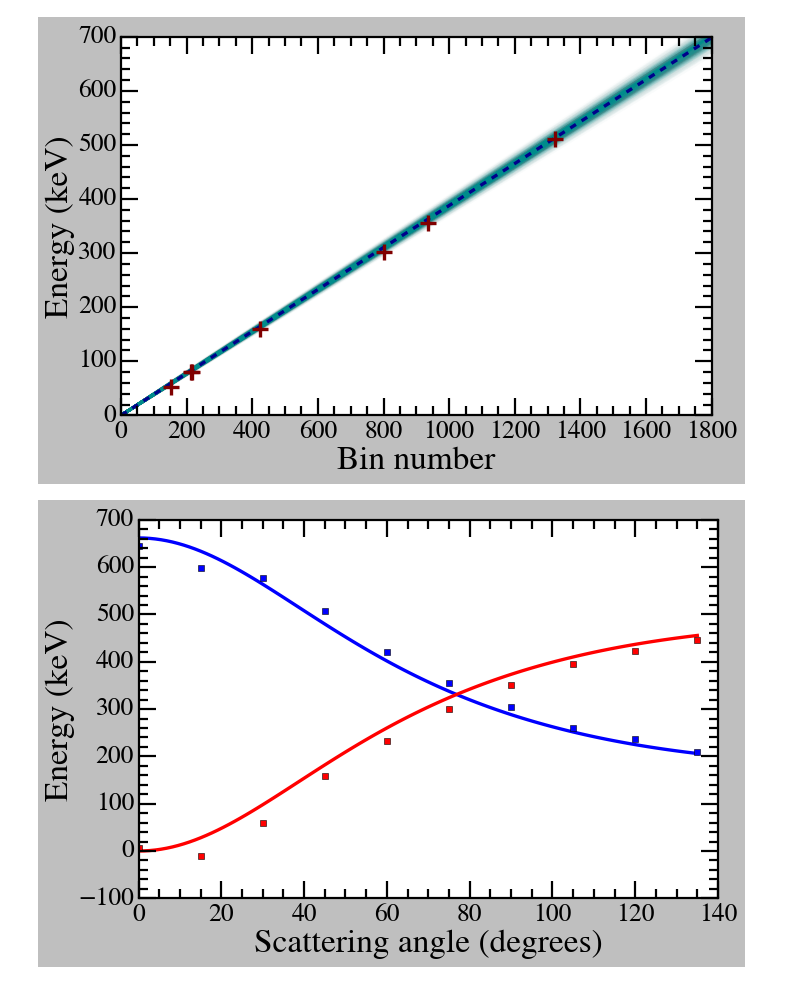
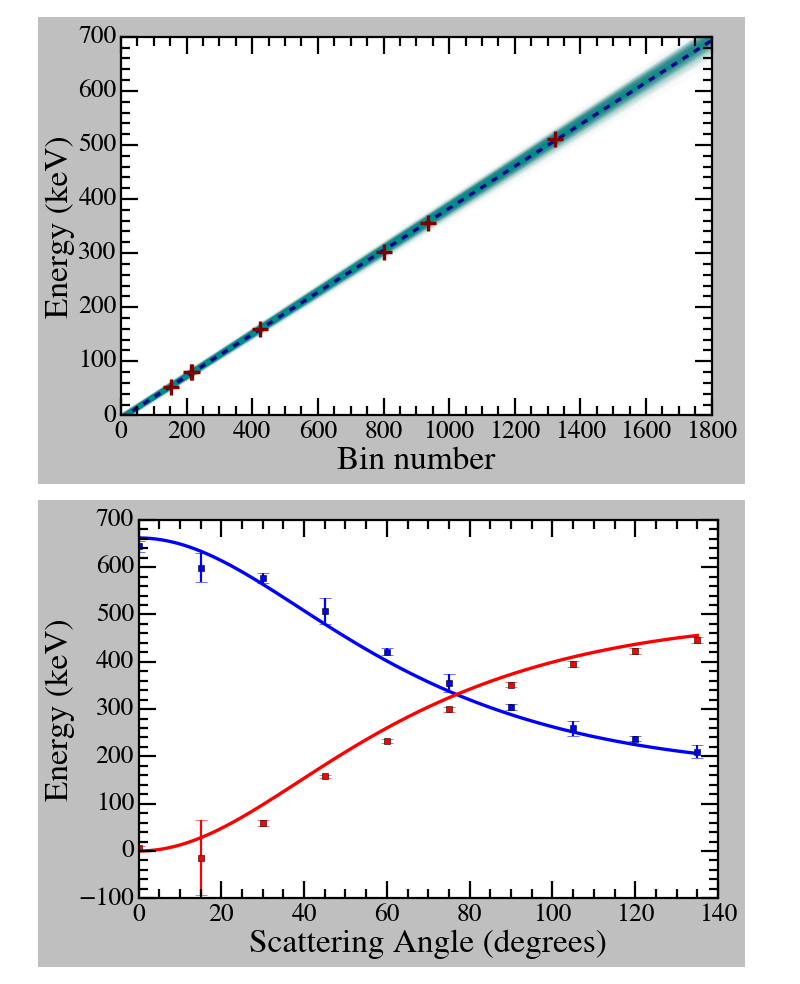
Before and after one commit to vinh-qtran/mit-jlab-sp25, a Jupyter notebook: compton/analysis.ipynb, the cells around one changed output. Drawn from its saved outputs; the diff is of its cells as text; code cells hidden in the pictures.

Commit message:
Update compton utils

```diff
--- a/compton/analysis.ipynb
+++ b/compton/analysis.ipynb
@@ -29,7 +29,7 @@ helpers.set_plot_configs()
 # %%
 DataReader = utils.MCAData()
 
-bins, counts, _, _ = DataReader._read_data('data/2025-03-06/recoil_135_0306.Spe')
+bins, counts, _, _ = DataReader._read_data('data/2025-03-06/recoil_105_0306.Spe')
 count_normalizing_factor = np.sum(counts) * (bins[1] - bins[0])
 kde_bins, kdes, kdes_err = DataReader._kde_smooth_data(bins, counts, bw=5)
 peaks_idx, valleys_idx = DataReader._find_peaks_and_valleys(kde_bins, kdes, kdes_err)
@@ -50,10 +50,10 @@ calibration = utils.MCACalibration('data/2025-03-04/Calibration_scatter_na_0304.
                                    kernel_bw=5,
                                    cs_137_approx_line_bin=None,)
 # %%
-compton = utils.MCACompton(data_base='135_0306.Spe',data_dir='data/2025-03-06/',)
+compton = utils.MCACompton(data_base='105_0306.Spe',data_dir='data/2025-03-06/',)
 
 peak_mu_count, peak_mu_count_err, peak_sigma_count, peak_sigma_count_err, \
 peak_mu_energy, peak_mu_energy_err, peak_sigma_energy, peak_sigma_count_err, \
-fitting_bins, fitted_counts = compton._peak_analysis('recoil')
+peak_fwhm_rate, peak_fwhm_rate_err, fitting_bins, fitted_counts = compton._peak_analysis('recoil')
 print(peak_mu_count, peak_mu_count_err, peak_sigma_count, peak_sigma_count_err)
 # %% [output]
@@ -130,24 +131,32 @@ data = {
 }
 
 angles = np.linspace(0,135,10)
+
 electron_energies = np.array([])
 electron_energies_err = np.array([])
+
 photon_energies = np.array([])
 photon_energies_err = np.array([])
+
+scattering_rates = np.array([])
+scattering_rates_err = np.array([])
 
 for angle in angles:
     data_base, data_dir = data[angle]
     compton_data = utils.MCACompton(data_base=data_base,data_dir=data_dir)
     _, _, _, _, \
     peak_mu_energy, peak_mu_energy_err, peak_sigma_energy, peak_sigma_count_err, \
-    fitting_bins, fitted_counts = compton_data._peak_analysis('recoil')
+    _, _, _, _ = compton_data._peak_analysis('recoil')
 
     electron_energies = np.append(electron_energies, peak_mu_energy)
     electron_energies_err = np.append(electron_energies_err, peak_mu_energy_err)
 
     _, _, _, _, \
     peak_mu_energy, peak_mu_energy_err, peak_sigma_energy, peak_sigma_count_err, \
-    fitting_bins, fitted_counts = compton_data._peak_analysis('scatter')
+    peak_fwhm_rate, peak_fwhm_rate_err, _, _ = compton_data._peak_analysis('scatter')
 
     photon_energies = np.append(photon_energies, peak_mu_energy)
     photon_energies_err = np.append(photon_energies_err, peak_mu_energy_err)
+
+    scattering_rates = np.append(scattering_rates, peak_fwhm_rate)
+    scattering_rates_err = np.append(scattering_rates_err, peak_fwhm_rate_err)
@@ -154,23 +177,23 @@ for angle in angles:
 # %%
 fig, ax = plt.subplots(figsize=(9, 6))
 
 angle_array = np.linspace(0,135,100)
 
 expected_photon_energies = 661.7 / (1 + 661.66/511 * (1 - np.cos(np.radians(angle_array))))
 expected_electron_energies = 661.7 - expected_photon_energies
 
-ax.errorbar(angles, photon_energies, fmt=' s', markersize=5, elinewidth=2, capsize=5, color='b', label='Photon energy')
-ax.errorbar(angles, electron_energies, fmt=' s', markersize=5, elinewidth=2, capsize=5, color='r', label='Electron energy')
+ax.errorbar(angles, photon_energies, yerr=photon_energies_err, fmt=' s', markersize=5, elinewidth=2, capsize=5, color='b', label='Photon energy')
+ax.errorbar(angles, electron_energies, yerr=electron_energies_err, fmt=' s', markersize=5, elinewidth=2, capsize=5, color='r', label='Electron energy')
 
 ax.plot(angle_array, expected_photon_energies, color='b')
 ax.plot(angle_array, expected_electron_energies, color = 'r')
 
-ax.set_xlabel('Scattering angle (degrees)')
+ax.set_xlabel('Scattering Angle (degrees)')
 ax.set_ylabel('Energy (keV)')
 
 #ax.legend()
 
 plt.tight_layout()
 plt.show()
 # %% [output]
-[figure, old version]
+[figure, new version]
```
Also changed, not shown: parts of 5 cells of this notebook, 1 other file.
